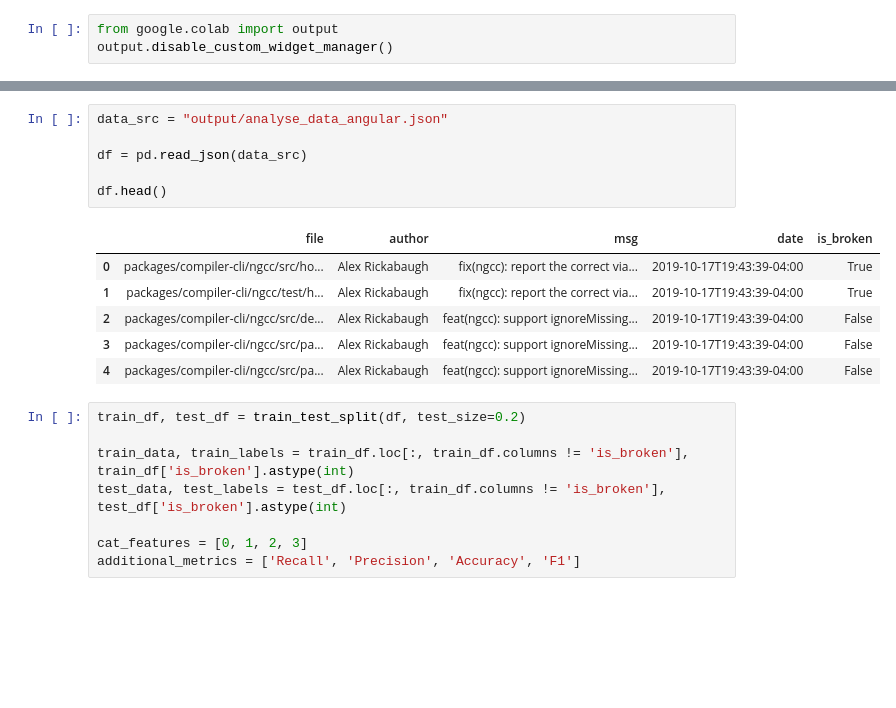
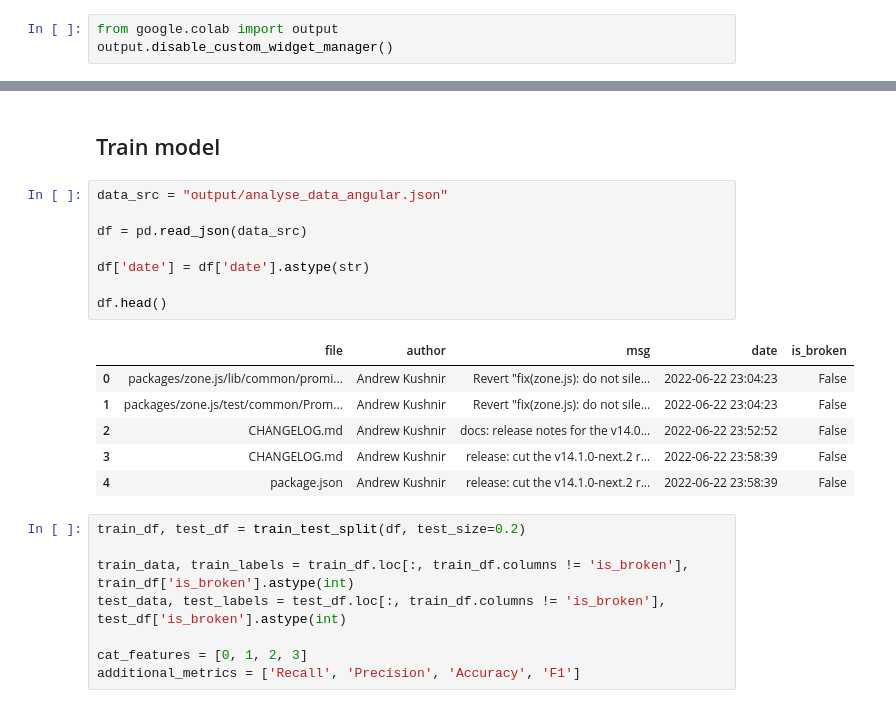
Before and after one commit to siailya/becoder-hack, a Jupyter notebook: catboost_model/becoder.ipynb, the cells around one changed output, grey strips where cells are left out. Drawn from its saved outputs; the diff is of its cells as text; blank space fills up the shorter version.

```diff
--- a/catboost_model/becoder.ipynb
+++ b/catboost_model/becoder.ipynb
@@ -37,16 +137,20 @@ output.disable_custom_widget_manager()
+# %% [markdown]
+## Train model
 # %%
 data_src = "output/analyse_data_angular.json"
 
 df = pd.read_json(data_src)
 
+df['date'] = df['date'].astype(str)
+
 df.head()
 # %% [output]
 |  | file | author | msg | date | is_broken |
-| 0 | packages/compiler-cli/ngcc/src/ho... | Alex Rickabaugh | fix(ngcc): report the correct via... | 2019-10-17T19:43:39-04:00 | True |
-| 1 | packages/compiler-cli/ngcc/test/h... | Alex Rickabaugh | fix(ngcc): report the correct via... | 2019-10-17T19:43:39-04:00 | True |
-| 2 | packages/compiler-cli/ngcc/src/de... | Alex Rickabaugh | feat(ngcc): support ignoreMissing... | 2019-10-17T19:43:39-04:00 | False |
-| 3 | packages/compiler-cli/ngcc/src/pa... | Alex Rickabaugh | feat(ngcc): support ignoreMissing... | 2019-10-17T19:43:39-04:00 | False |
-| 4 | packages/compiler-cli/ngcc/src/pa... | Alex Rickabaugh | feat(ngcc): support ignoreMissing... | 2019-10-17T19:43:39-04:00 | False |
+| 0 | packages/zone.js/lib/common/promi... | Andrew Kushnir | Revert "fix(zone.js): do not sile... | 2022-06-22 23:04:23 | False |
+| 1 | packages/zone.js/test/common/Prom... | Andrew Kushnir | Revert "fix(zone.js): do not sile... | 2022-06-22 23:04:23 | False |
+| 2 | CHANGELOG.md | Andrew Kushnir | docs: release notes for the v14.0... | 2022-06-22 23:52:52 | False |
+| 3 | CHANGELOG.md | Andrew Kushnir | release: cut the v14.1.0-next.2 r... | 2022-06-22 23:58:39 | False |
+| 4 | package.json | Andrew Kushnir | release: cut the v14.1.0-next.2 r... | 2022-06-22 23:58:39 | False |
 # %%
 train_df, test_df = train_test_split(df, test_size=0.2)
 
```
Also changed, not shown: parts of 13 cells of this notebook.
